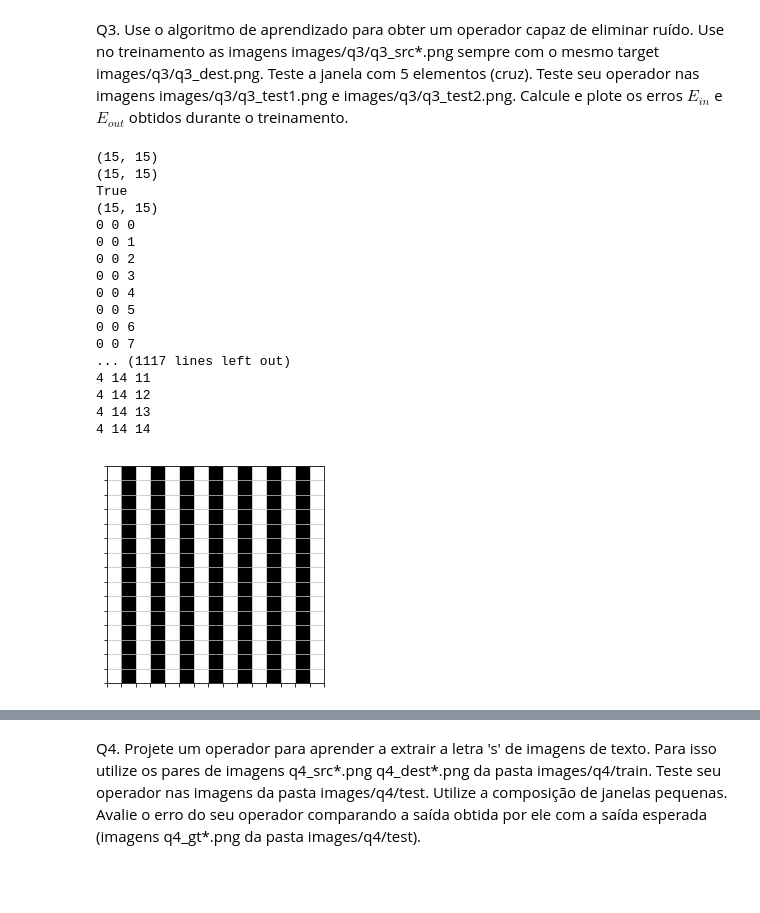
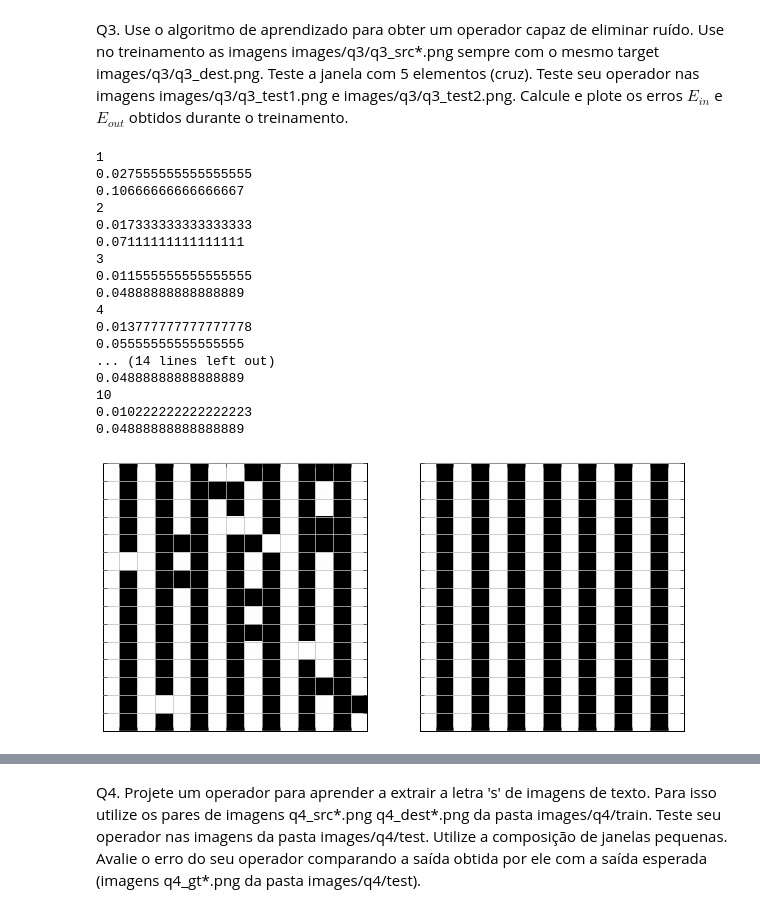
Before and after one commit to Larissa13/Mac0460-ML, a Jupyter notebook: ep1/ep1.ipynb, the cells around one changed output, grey strips where cells are left out. Saved outputs shown, nothing was run; the diff lists cells and outputs as text; code cells hidden in the pictures; blank space fills up the shorter version.

```diff
--- a/ep1/ep1.ipynb
+++ b/ep1/ep1.ipynb
@@ -103,11 +103,9 @@ def learn_geral(in_image, out_image, window, center):
     for k in range(len(in_image)):
         image = in_image[k]
         H,W = np.shape(image)
-        print((H, W))
         for i in range(H):
             for j in range(W):
                 pattern = get_pattern(i, j, image, window, center)
-                print(k, i, j)
                 insert_counter(pattern, counter, out_image[k][i][j])
 
     return get_result(counter)
@@ -120,6 +118,14 @@ def apply_learn(result, image, window, center):
             a = get_pattern(i, j, image, window, center)
             o_image[i][j] = check_counter(a, result)
     return o_image
+
+def calculate_error(image_in, image_out):
+    error = 0
+    for i in range(np.shape(image_in)[0]):
+        for j in range(np.shape(image_in)[1]):
+            if (image_in[i][j]) != (image_out[i][j]):
+                error+=1
+    return error
 # %%
 src1 = read_image('images/q1/1_src.png')
 dest1 = read_image('images/q1/1_dest.png')
@@ -272,49 +278,63 @@ Q3. Use o algoritmo de aprendizado para obter um operador capaz de eliminar ruí
 # %%
 src3_1 = read_image('images/q3/q3_src1.png')
 src3_2 = read_image('images/q3/q3_src2.png')
 src3_3 = read_image('images/q3/q3_src3.png')
 src3_4 = read_image('images/q3/q3_src4.png')
 src3_5 = read_image('images/q3/q3_src5.png')
 dest3 = read_image('images/q3/q3_dest.png')
-print(np.shape(dest3))
-print(np.shape(src3_4))
-in_image3 = [src3_1, src3_2, src3_3, src3_4, src3_5]
-out_image3 = [dest3, dest3, dest3, dest3, dest3]
-print(out_image[3][0][1])
+
+in_image3 = []
+for i in range(1,11):
+    in_image3.append(read_image('images/q3/q3_src{}.png'.format(i)))
+out_image3 = [dest3]*10
 window = [[False, True, False],
           [True, True, True],
           [False, True, False]]
 center = (1, 1)
-result3 = learn_geral(in_image3, out_image3, window, center)
-
+H, W = np.shape(dest3)
 test3_1 = read_image('images/q3/q3_test1.png')
 test3_2 = read_image('images/q3/q3_test2.png')
-test1 = apply_learn(result3, test3_1, window, center)
-test2 = apply_learn(result3, test3_2, window, center)
-draw_img(dest3)
+
+for i in range(10):
+    result3 = learn_geral(in_image3[:i+1], out_image3[:i+1], window, center)
+    print(len(in_image3[:i+1]))
+    inerror = 0.0
+    for j in range(10):
+        image = apply_learn(result3, in_image3[j], window, center)
+        inerror += calculate_error(image, dest3)
+    inerror = inerror/(H*W*10.0)
+    print(inerror)
+    test1 = apply_learn(result3, test3_1, window, center)
+    test2 = apply_learn(result3, test3_2, window, center)
+    outerror = (calculate_error(test1, dest3) + calculate_error(test2, dest3))/(H*W*2.0)
+    print(outerror)
+
+
+
+
 
 draw_img_pair(src3_1, dest3)
 draw_img_pair(src3_2, dest3)
 draw_img_pair(src3_3, dest3)
 
 draw_img_pair(test3_1, test1)
 draw_img_pair(test3_2, test2)
 # %% [output]
-(15, 15)
-(15, 15)
-True
-(15, 15)
-0 0 0
-0 0 1
-0 0 2
-0 0 3
-0 0 4
-0 0 5
-0 0 6
-0 0 7
-... (1117 lines left out)
-4 14 11
-4 14 12
-4 14 13
-4 14 14
+1
+0.027555555555555555
+0.10666666666666667
+2
+0.017333333333333333
+0.07111111111111111
+3
+0.011555555555555555
+0.04888888888888889
+4
+0.013777777777777778
+0.05555555555555555
+... (14 lines left out)
+0.04888888888888889
+10
+0.010222222222222223
+0.04888888888888889
-[figure, old version]
+[figure, new version]
```
Also changed, not shown: parts of 9 cells of this notebook, 1 other file.
